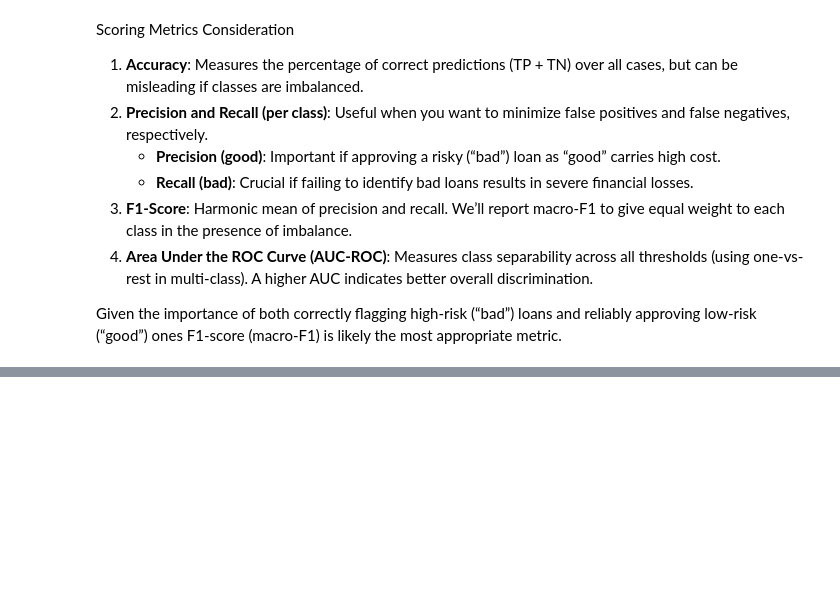
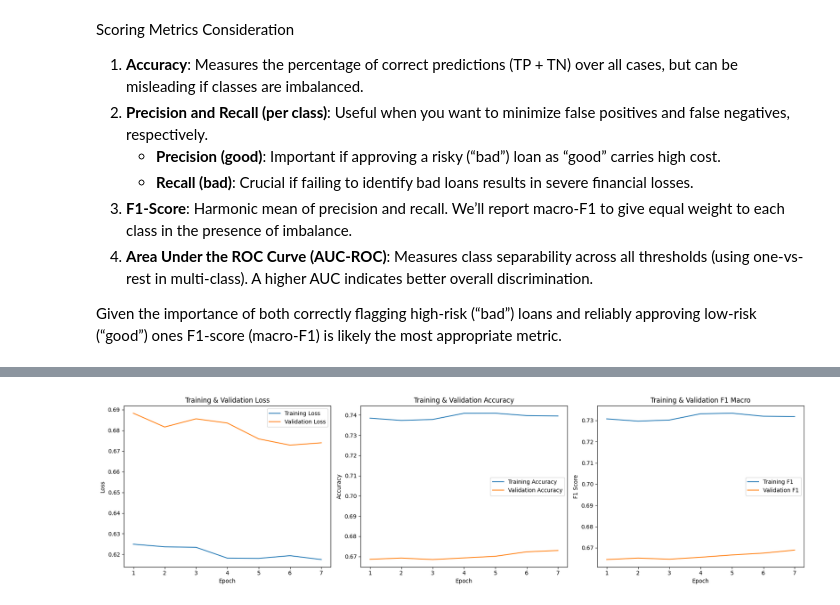
Before and after one commit to desousaluis00/group-project, a Jupyter notebook: official_version.ipynb, the cells around one changed output, grey strips where cells are left out. Drawn from its saved outputs; the diff is of its cells as text; code cells hidden in the pictures; blank space fills up the shorter version.

```diff
--- a/official_version.ipynb
+++ b/official_version.ipynb
@@ -1358,0 +1963,4 @@ KeyError: "['ID', 'Customer_ID', 'Name', 'SSN', 'Age', 'Annual_Income', 'Monthly
+# %%
+metrics_df=plot_performance('CreditScoreModel-model-csv')
+# %% [output]
+[figure, added]
```
Also changed, not shown: parts of 23 cells of this notebook.
